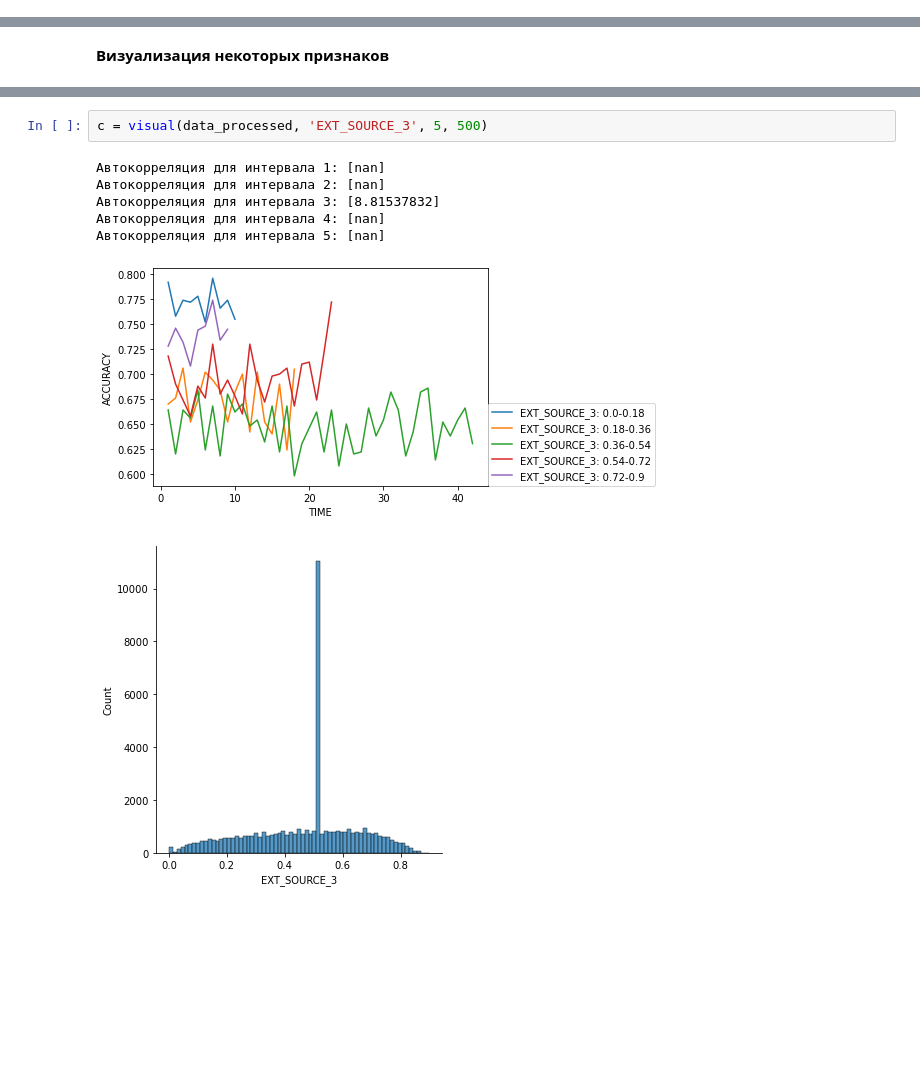
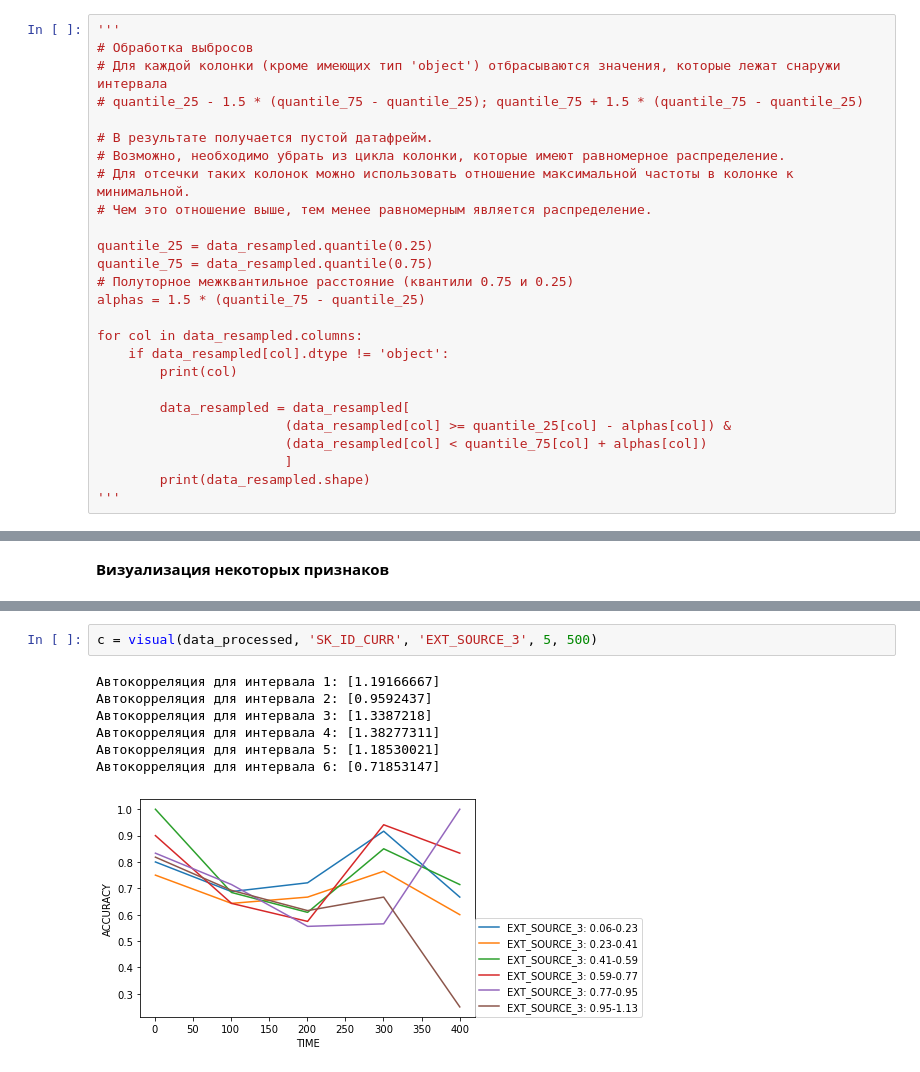
Before and after one commit to Stanis-G/feature_stability_analysis, a Jupyter notebook: feature_stability_analysis.ipynb, the cells around one changed output, grey strips where cells are left out. Drawn from its saved outputs; the diff is of its cells as text; blank space fills up the shorter version.

Commit message:
change "visual" function

```diff
--- a/feature_stability_analysis.ipynb
+++ b/feature_stability_analysis.ipynb
@@ -58,6 +60,32 @@ data_resampled = pd.concat((examples_negative_downsampled, data[data['TARGET'] =
 print(data_resampled.shape)
 # %% [output]
 (49650, 122)
+# %%
+'''
+# Обработка выбросов
+# Для каждой колонки (кроме имеющих тип 'object') отбрасываются значения, которые лежат снаружи интервала
+# quantile_25 - 1.5 * (quantile_75 - quantile_25); quantile_75 + 1.5 * (quantile_75 - quantile_25)
+
+# В результате получается пустой датафрейм.
+# Возможно, необходимо убрать из цикла колонки, которые имеют равномерное распределение.
+# Для отсечки таких колонок можно использовать отношение максимальной частоты в колонке к минимальной.
+# Чем это отношение выше, тем менее равномерным является распределение.
+
+quantile_25 = data_resampled.quantile(0.25)
+quantile_75 = data_resampled.quantile(0.75)
+# Полуторное межквантильное расстояние (квантили 0.75 и 0.25)
+alphas = 1.5 * (quantile_75 - quantile_25)
+
+for col in data_resampled.columns:
+    if data_resampled[col].dtype != 'object':
+        print(col)
+
+        data_resampled = data_resampled[
+                        (data_resampled[col] >= quantile_25[col] - alphas[col]) &
+                        (data_resampled[col] < quantile_75[col] + alphas[col])
+                        ]
+        print(data_resampled.shape)
+'''
 # %%
 # Формируем столбец с целевой переменной
 y = data_resampled['TARGET']
@@ -302,13 +330,13 @@ c = visual(data_processed, 'EXT_SOURCE_2', 5, 500)
 # %%
-c = visual(data_processed, 'EXT_SOURCE_3', 5, 500)
+c = visual(data_processed, 'SK_ID_CURR', 'EXT_SOURCE_3', 5, 500)
 # %% [output]
-Автокорреляция для интервала 1: [nan]
-Автокорреляция для интервала 2: [nan]
-Автокорреляция для интервала 3: [8.81537832]
-Автокорреляция для интервала 4: [nan]
-Автокорреляция для интервала 5: [nan]
+Автокорреляция для интервала 1: [1.19166667]
+Автокорреляция для интервала 2: [0.9592437]
+Автокорреляция для интервала 3: [1.3387218]
+Автокорреляция для интервала 4: [1.38277311]
+Автокорреляция для интервала 5: [1.18530021]
+Автокорреляция для интервала 6: [0.71853147]
-[figure, old version]
+[figure, new version]
-[figure, removed]
 # %% [markdown]
 **Вывод**
 
```
Also changed, not shown: parts of 11 cells of this notebook.
